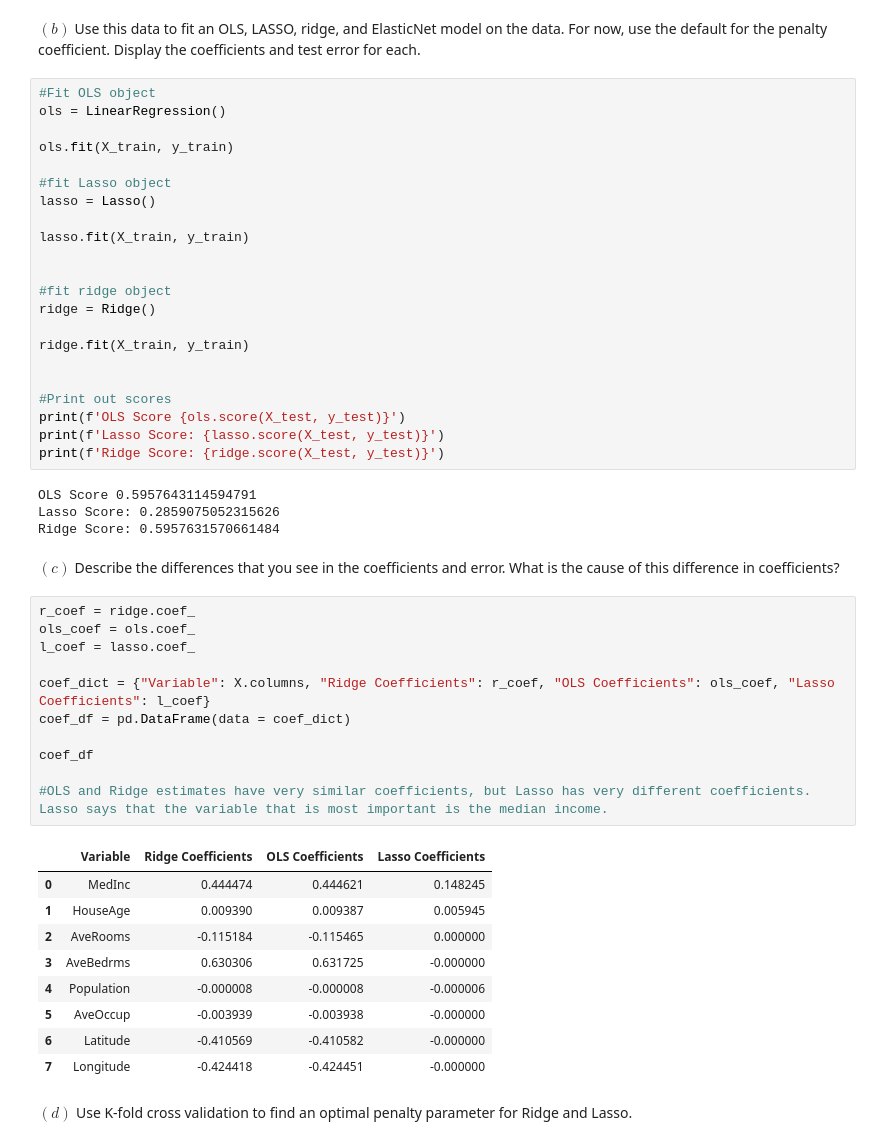
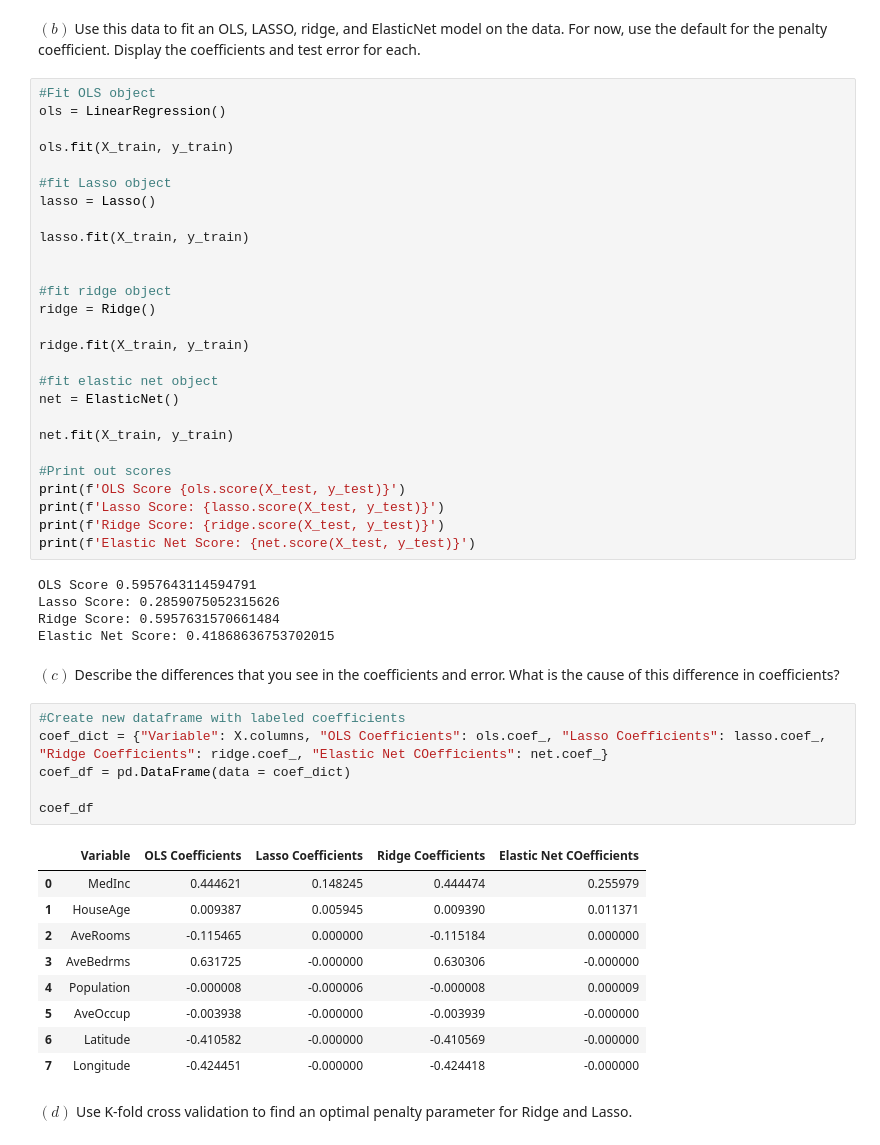
Before and after one commit to JedRoundy/Machine_Learning_For_Economists, a Jupyter notebook: PSET_5/pset5coding.ipynb, the cells around one changed output. Drawn from its saved outputs; the diff is of its cells as text.

```diff
--- a/PSET_5/pset5coding.ipynb
+++ b/PSET_5/pset5coding.ipynb
@@ -57,37 +60,38 @@ ridge = Ridge()
 
 ridge.fit(X_train, y_train)
 
+#fit elastic net object
+net = ElasticNet()
+
+net.fit(X_train, y_train)
 
 #Print out scores
 print(f'OLS Score {ols.score(X_test, y_test)}')
 print(f'Lasso Score: {lasso.score(X_test, y_test)}')
 print(f'Ridge Score: {ridge.score(X_test, y_test)}')
+print(f'Elastic Net Score: {net.score(X_test, y_test)}')
 # %% [output]
 OLS Score 0.5957643114594791
 Lasso Score: 0.2859075052315626
 Ridge Score: 0.5957631570661484
+Elastic Net Score: 0.41868636753702015
 # %% [markdown]
 $(c)$ Describe the differences that you see in the coefficients and error. What is the cause of this difference in coefficients?
-# %%
-r_coef = ridge.coef_
-ols_coef = ols.coef_
-l_coef = lasso.coef_
-
-coef_dict = {"Variable": X.columns, "Ridge Coefficients": r_coef, "OLS Coefficients": ols_coef, "Lasso Coefficients": l_coef}
-coef_df = pd.DataFrame(data = coef_dict)
-
-coef_df
-
-#OLS and Ridge estimates have very similar coefficients, but Lasso has very different coefficients. Lasso says that the variable that is most important is the median income.
-# %% [output]
-|  | Variable | Ridge Coefficients | OLS Coefficients | Lasso Coefficients |
-| 0 | MedInc | 0.444474 | 0.444621 | 0.148245 |
-| 1 | HouseAge | 0.009390 | 0.009387 | 0.005945 |
-| 2 | AveRooms | -0.115184 | -0.115465 | 0.000000 |
-| 3 | AveBedrms | 0.630306 | 0.631725 | -0.000000 |
-| 4 | Population | -0.000008 | -0.000008 | -0.000006 |
-| 5 | AveOccup | -0.003939 | -0.003938 | -0.000000 |
-| 6 | Latitude | -0.410569 | -0.410582 | -0.000000 |
-| 7 | Longitude | -0.424418 | -0.424451 | -0.000000 |
+# %%
+#Create new dataframe with labeled coefficients
+coef_dict = {"Variable": X.columns, "OLS Coefficients": ols.coef_, "Lasso Coefficients": lasso.coef_, "Ridge Coefficients": ridge.coef_, "Elastic Net COefficients": net.coef_}
+coef_df = pd.DataFrame(data = coef_dict)
+
+coef_df
+# %% [output]
+|  | Variable | OLS Coefficients | Lasso Coefficients | Ridge Coefficients | Elastic Net COefficients |
+| 0 | MedInc | 0.444621 | 0.148245 | 0.444474 | 0.255979 |
+| 1 | HouseAge | 0.009387 | 0.005945 | 0.009390 | 0.011371 |
+| 2 | AveRooms | -0.115465 | 0.000000 | -0.115184 | 0.000000 |
+| 3 | AveBedrms | 0.631725 | -0.000000 | 0.630306 | -0.000000 |
+| 4 | Population | -0.000008 | -0.000006 | -0.000008 | 0.000009 |
+| 5 | AveOccup | -0.003938 | -0.000000 | -0.003939 | -0.000000 |
+| 6 | Latitude | -0.410582 | -0.000000 | -0.410569 | -0.000000 |
+| 7 | Longitude | -0.424451 | -0.000000 | -0.424418 | -0.000000 |
 # %% [markdown]
 $(d)$ Use K-fold cross validation to find an optimal penalty parameter for Ridge and Lasso.
```
Also changed, not shown: parts of 5 cells of this notebook.
